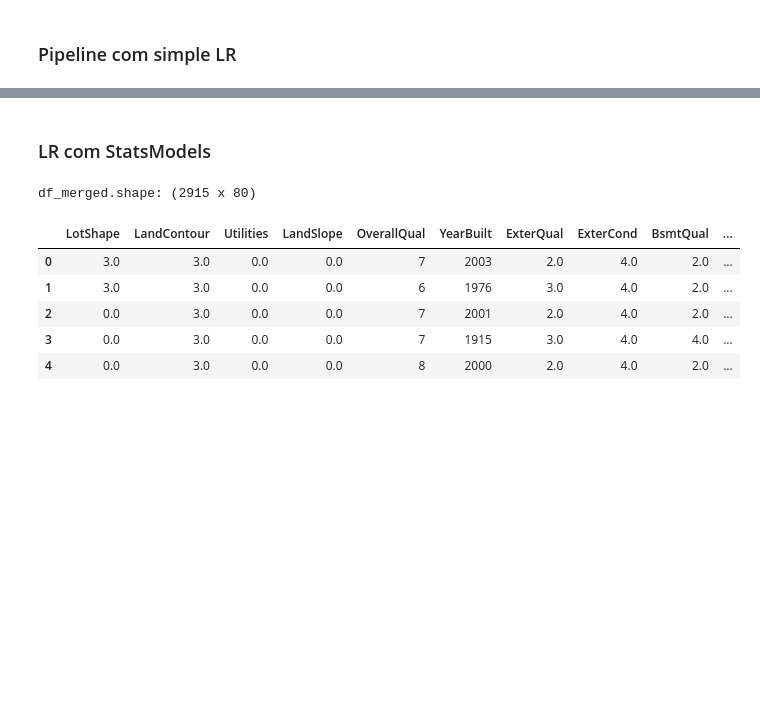
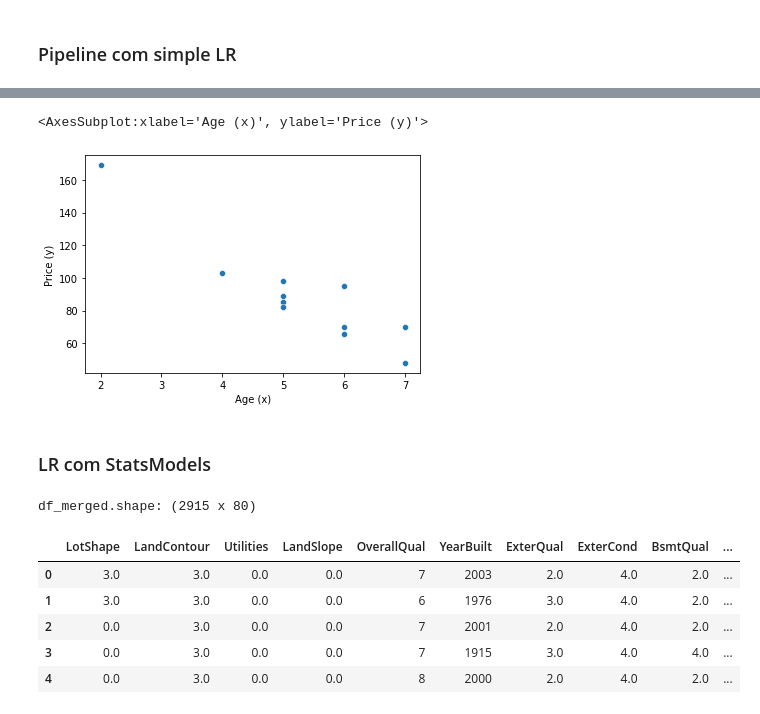
Before and after one commit to ViniciusNalaSantos/ML_HousePricesAlgoritm, a Jupyter notebook: housepricesalgoritm.ipynb, the cells around one changed output, grey strips where cells are left out. Cells and saved outputs as stored; diff of their text form; code cells hidden in the pictures; blank space fills up the shorter version.

Commit message:
Kaggle Notebook | HousePricesAlgoritm | Version 46

```diff
--- a/housepricesalgoritm.ipynb
+++ b/housepricesalgoritm.ipynb
@@ -548,3 +548,11 @@ def generate_submission(filename, y_predict):
 
 # Create the file to submit to Kaggle
 generate_submission('simple_lr_prediction.csv', y_pred_lr)
+# %%
+# Data
+age = np.array([5, 4, 6, 5, 5, 5 ,6, 6 ,2, 7, 7])
+price = np.array([85, 103, 70, 82, 89, 98, 66, 95, 169, 70, 48])
+data = np.stack((age, price), axis=1)
+
+sample = pd.DataFrame(data=data, columns=['Age (x)', 'Price (y)'])
+sample
@@ -551,3 +572,8 @@ generate_submission('simple_lr_prediction.csv', y_pred_lr)
+# %%
+sns.scatterplot(data=sample, x='Age (x)', y='Price (y)')
+# %% [output]
+<AxesSubplot:xlabel='Age (x)', ylabel='Price (y)'>
+[figure, added]
 # %% [markdown]
 ### LR com StatsModels
 # %%
```
Also changed, not shown: parts of 2 cells of this notebook.
